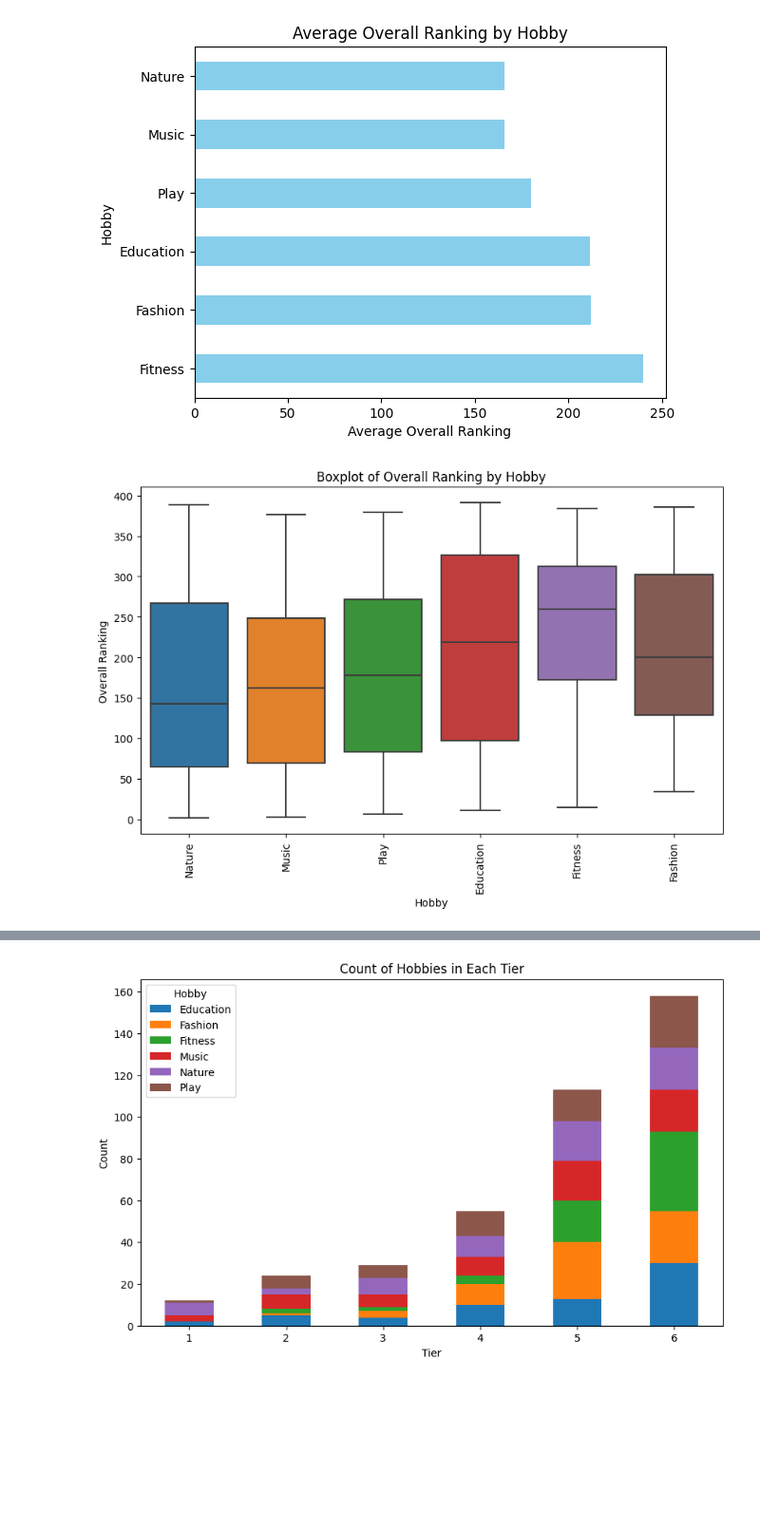
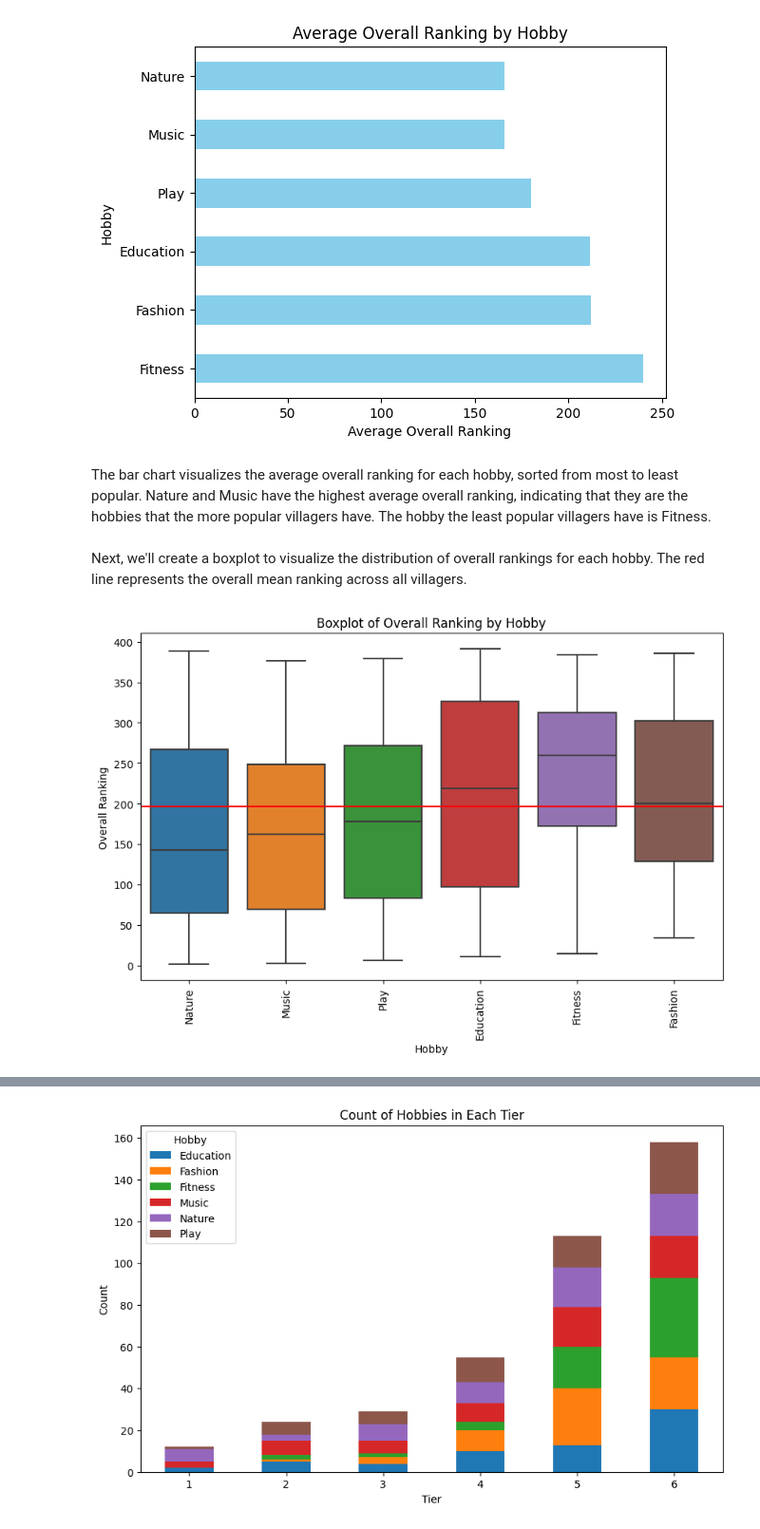
Before and after one commit to slee502/AnimalCrossing_Villager_Popularity, a Jupyter notebook: Villager_Popularity_Analysis.ipynb, the cells around one changed output, grey strips where cells are left out. Shown at 95% size. Saved outputs shown, nothing was run; the diff lists cells and outputs as text; code cells hidden in the pictures; blank space fills up the shorter version.

```diff
--- a/Villager_Popularity_Analysis.ipynb
+++ b/Villager_Popularity_Analysis.ipynb
@@ -1101,13 +1167,23 @@ plt.ylabel('Hobby')
 plt.show()
 # %% [output]
 [figure]
+# %% [markdown]
+The bar chart visualizes the average overall ranking for each hobby, sorted from most to least popular. Nature and Music have the highest average overall ranking, indicating that they are the hobbies that the more popular villagers have. The hobby the least popular villagers have is Fitness.
+# %% [markdown]
+Next, we'll create a boxplot to visualize the distribution of overall rankings for each hobby. The red line represents the overall mean ranking across all villagers.
 # %%
+# create a new figure, specify size
 plt.figure(figsize=(10, 6))
+
+#draw a horizontal line at the position of the overall mean ranking
+plt.axhline(overall_mean, color='r')
+
+# create a boxplot of overall rankings, grouped by hobby
 sns.boxplot(x="Hobby", y='Overall_Ranking', data=final_merged_df)
 plt.title('Boxplot of Overall Ranking by Hobby')
 plt.xlabel('Hobby')
 plt.ylabel('Overall Ranking')
 plt.xticks(rotation=90)
 plt.show()
 # %% [output]
-[figure, old version]
+[figure, new version]
```
Also changed, not shown: parts of 73 cells of this notebook.
